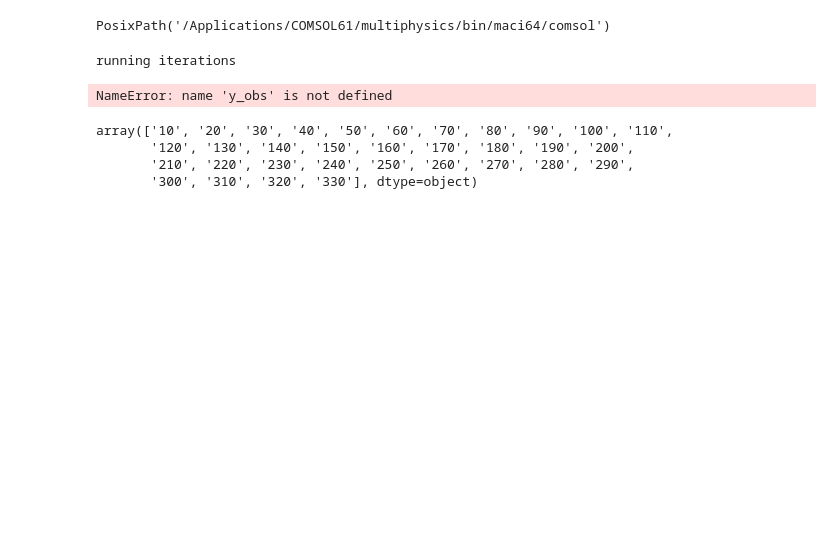
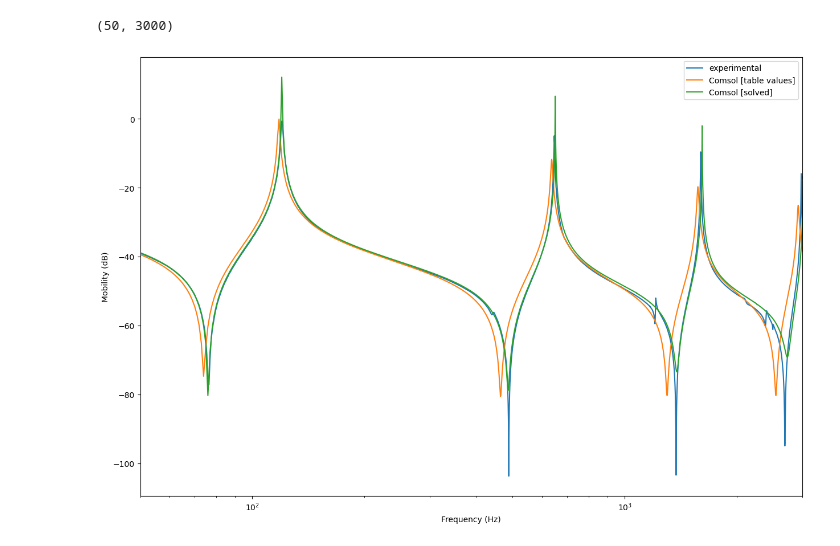
Before and after one commit to taboleiro/BayesianVibrationsModeling, a Jupyter notebook: comsol.ipynb, the cells around one changed output. Cells and saved outputs as stored; diff of their text form; code cells hidden in the pictures; blank space fills up the shorter version.

```diff
--- a/comsol.ipynb
+++ b/comsol.ipynb
@@ -56,3 +127,15 @@ Text(0, 0.5, 'mobility / dB')
+# %%
+plt.figure(figsize=(15, 10))
+plt.plot(freqExp, 20*np.log10(mob), label="experimental")
+plt.semilogx(freq, 20*np.log10(abs(comsolInit)), label="Comsol [table values]")
+plt.semilogx(freq, 20*np.log10(abs(comsolSol)), label="Comsol [solved]")
+plt.xlabel("Frequency (Hz)")
+plt.ylabel("Mobility (dB)")
+plt.legend()
+plt.xlim([50, 3000])
+# %% [output]
+(50, 3000)
+[figure, added]
 # %%
 root = folder/'multiphysics'
 architectures = {                      # valid system architecture names
@@ -66,62 +149,3 @@ for arch in architectures['Darwin']:
             if comsol.is_file():
                 print("here")
                 break
-# %%
-comsol
-# %% [output]
-PosixPath('/Applications/COMSOL61/multiphysics/bin/maci64/comsol')
-# %%
-import numpy as np
-import pandas as pd
-import pyro
-import pyro.distributions as dist
-from pyro.infer import SVI, Trace_ELBO, MCMC, NUTS
-
-import torch
-from torch.distributions import constraints
-
-import matplotlib.pyplot as plt
-import seaborn as sns
-
-import graphviz
-def updateParam(model, young=10e10, rho=8.34e3, eta=0.01):
-    model.parameter('Youngs', str(young)+' [Pa]')
-    model.parameter('density', str(rho)+' [kg/m^3]')
-    model.parameter('damping', str(eta)+' [Pa]')
-
-def modelTest():
-    E_mean = pyro.param("E_mean", dist.Normal(1, 3.))
-    E_var = pyro.param("E_var", dist.Cauchy(1., 0.))
-    E = pyro.sample("E", dist.Normal(E_mean, E_var))
-    print("running iterations")
-    with pyro.plate("data", y_obs.shape[1]):
-        updateParam(model, young=E)
-        model.solve("Study 3")
-        y_values = model.evaluate('comp1.point1')
-        y = pyro.sample("y", dist.Normal(y_values, 1.))
-    return y
-
-pyro.clear_param_store()
-pyro.render_model(modelTest, render_distributions=True)
-
-freq = pd.read_csv(".Data/bend/pointTableComsol.csv")
-
-nuts_kernel = NUTS(modelTest)
-mcmc = MCMC(nuts_kernel, warmup_steps=2, num_chains=1)
-mcmc.run()
-
-# Show summary of inference results
-mcmc.summary()
-posterior_samples = mcmc.get_samples()
-
-sns.displot(posterior_samples["E"]*10e10)
-plt.xlabel("Young's modulus values")
-plt.show()
-
-sns.displot(posterior_samples["rho"]*10e10)
-plt.xlabel("density values")
-plt.show()
-return
-# %% [output]
-running iterations
-NameError: name 'y_obs' is not defined
@@ -130,7 +151,0 @@ freq = pd.read_csv("./Data/bend/pointTableComsol.csv")
-# %%
-freq['% Model'][4:].values
-# %% [output]
-array(['10', '20', '30', '40', '50', '60', '70', '80', '90', '100', '110',
-       '120', '130', '140', '150', '160', '170', '180', '190', '200',
-       '210', '220', '230', '240', '250', '260', '270', '280', '290',
-       '300', '310', '320', '330'], dtype=object)
```
Also changed, not shown: parts of 18 cells of this notebook, 5 other files.
